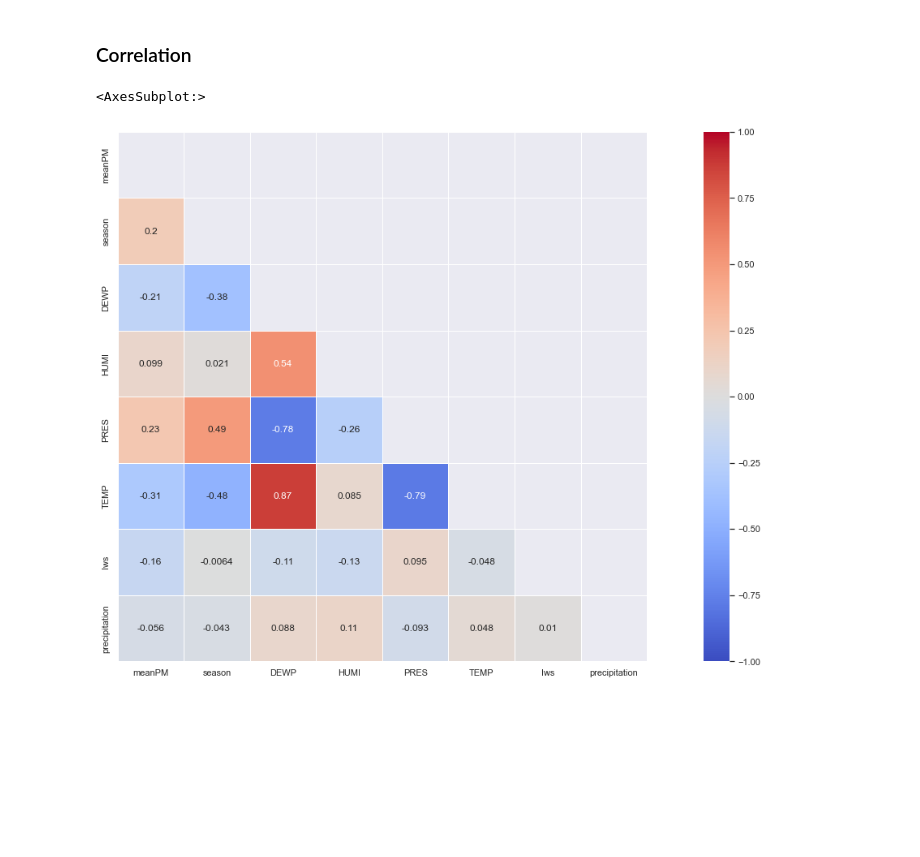
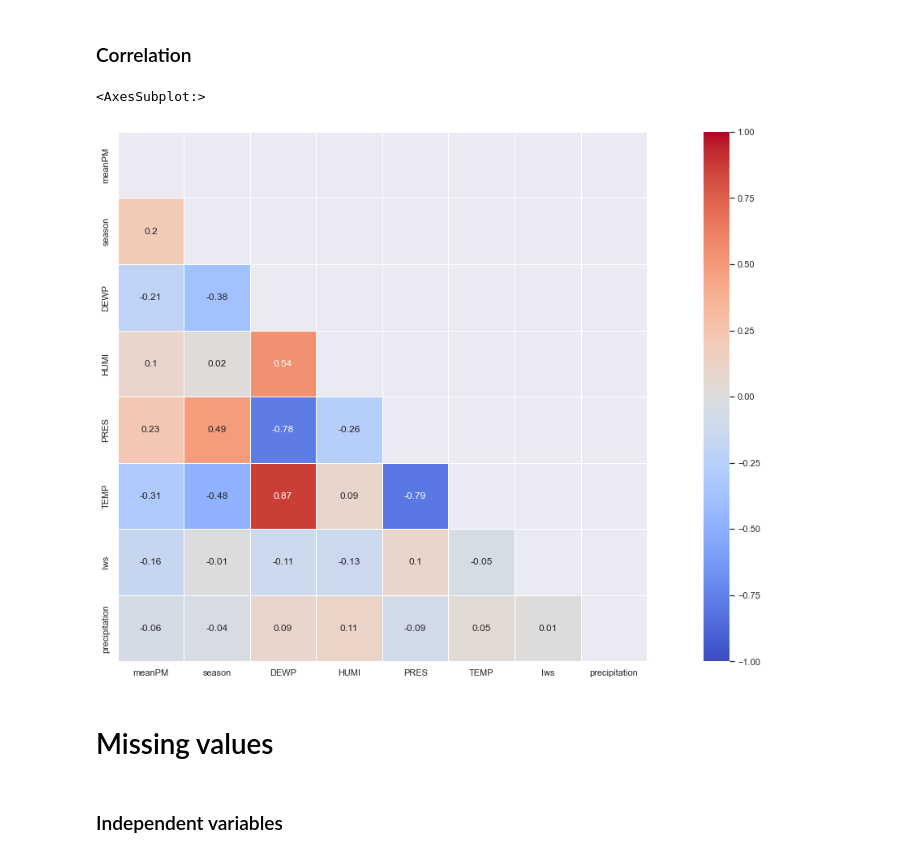
Before and after one commit to Szmariu/particulate-matters, a Jupyter notebook: exploration.ipynb, the cells around one changed output. Saved outputs shown, nothing was run; the diff lists cells and outputs as text; code cells hidden in the pictures; blank space fills up the shorter version.

Commit message:
explore the missing values

```diff
--- a/exploration.ipynb
+++ b/exploration.ipynb
@@ -181,11 +181,15 @@ plt.legend(handles, labels, loc = 'lower right', bbox_to_anchor = (1, 0))
 # %% [markdown]
 ### Correlation
 # %%
-corr = df.drop(columns = ['dayOfWeek']).corr()
+corr = df.drop(columns = ['dayOfWeek']).corr().round(2)
 
 mask = np.triu(np.ones_like(corr, dtype=bool))
 
 sns.heatmap(corr, mask = mask, vmin = -1, vmax = 1, center=0, annot = True, square = True, linewidths = 0.5, cmap = 'coolwarm')
 # %% [output]
 <AxesSubplot:>
-[figure, old version]
+[figure, new version]
+# %% [markdown]
+# Missing values
+# %% [markdown]
+### Independent variables
```
Also changed, not shown: parts of 5 cells of this notebook.
